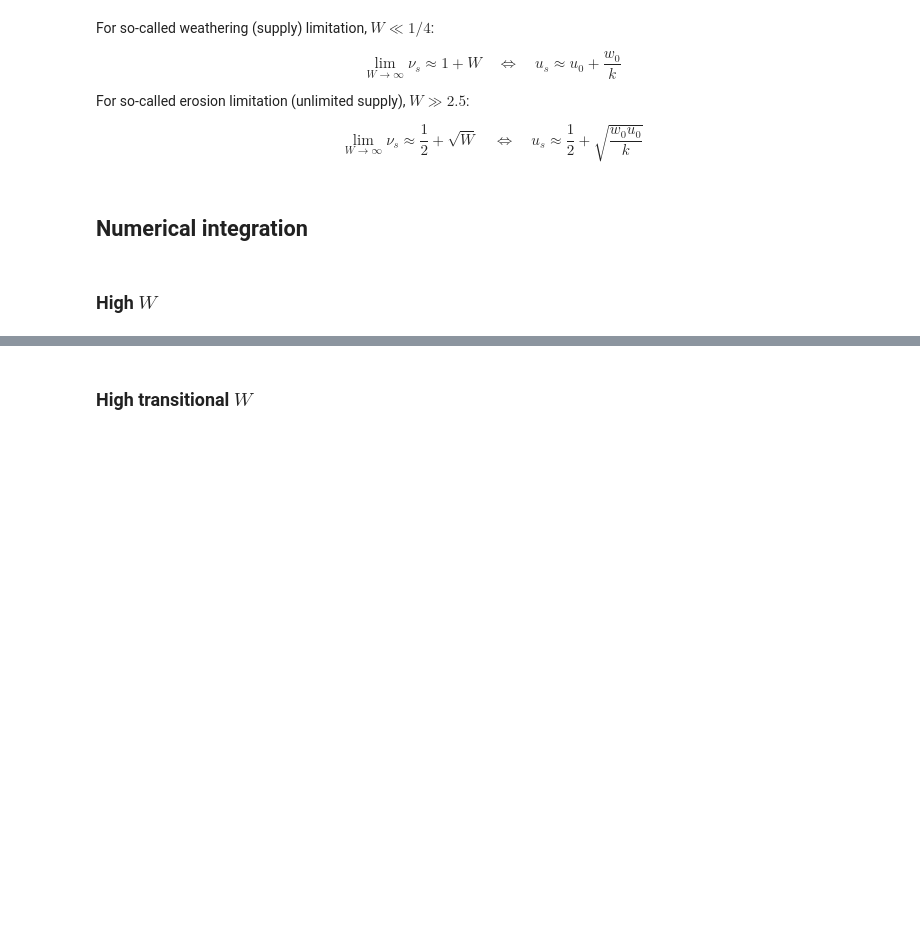
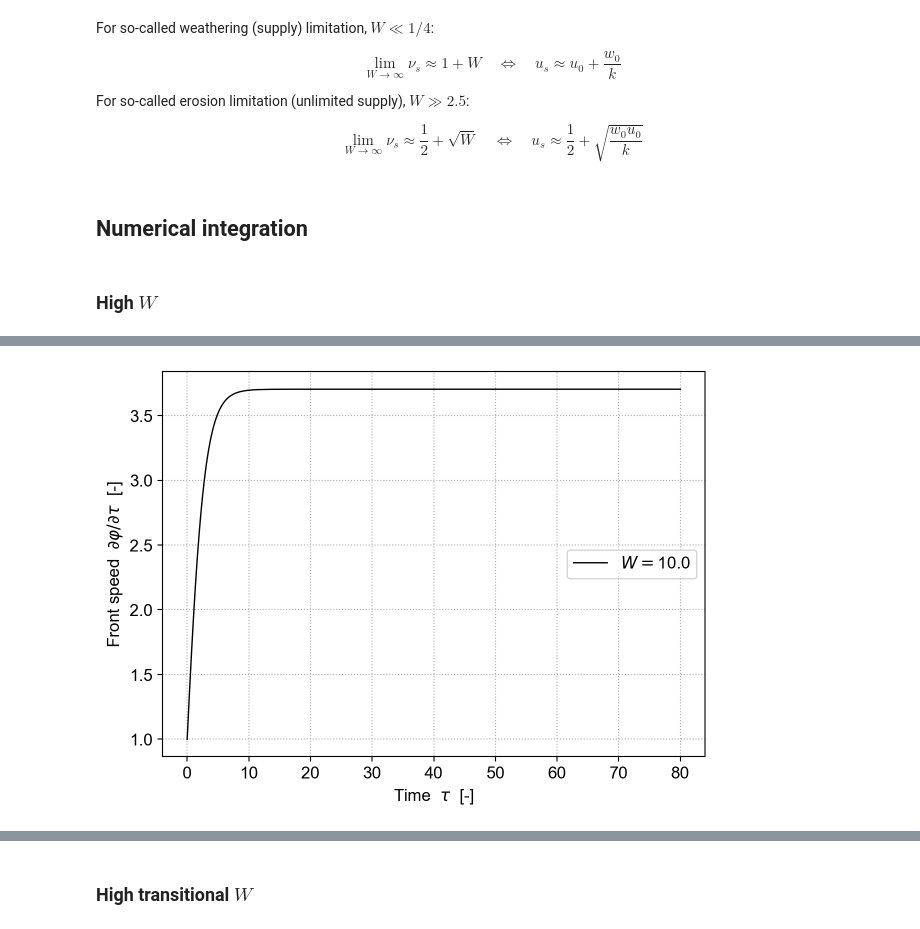
Before and after one commit to cstarkjp/WMBE, a Jupyter notebook: notebooks/Simulation.ipynb, the cells around one changed output, grey strips where cells are left out. Cells and saved outputs as stored; diff of their text form; code cells hidden in the pictures; blank space fills up the shorter version.

```diff
--- a/notebooks/Simulation.ipynb
+++ b/notebooks/Simulation.ipynb
@@ -49,4 +51,6 @@ ew_highW.pdict
 # %%
-fig_nu_evolution_highW = wmbe.plot.create_figure("highW_nu_evolution")
-wmbe.plot.plot_nu_evolution(fig_nu_evolution_highW,ew_highW)
+fig_frontspeed_evolution_highW = wmbe.plot.create_figure("highW_frontspeed_evolution")
+wmbe.plot.plot_frontspeed_evolution(fig_frontspeed_evolution_highW, ew_highW)
+# %% [output]
+[figure, added]
 # %%
```
Also changed, not shown: parts of 22 cells of this notebook, 4 other files.
